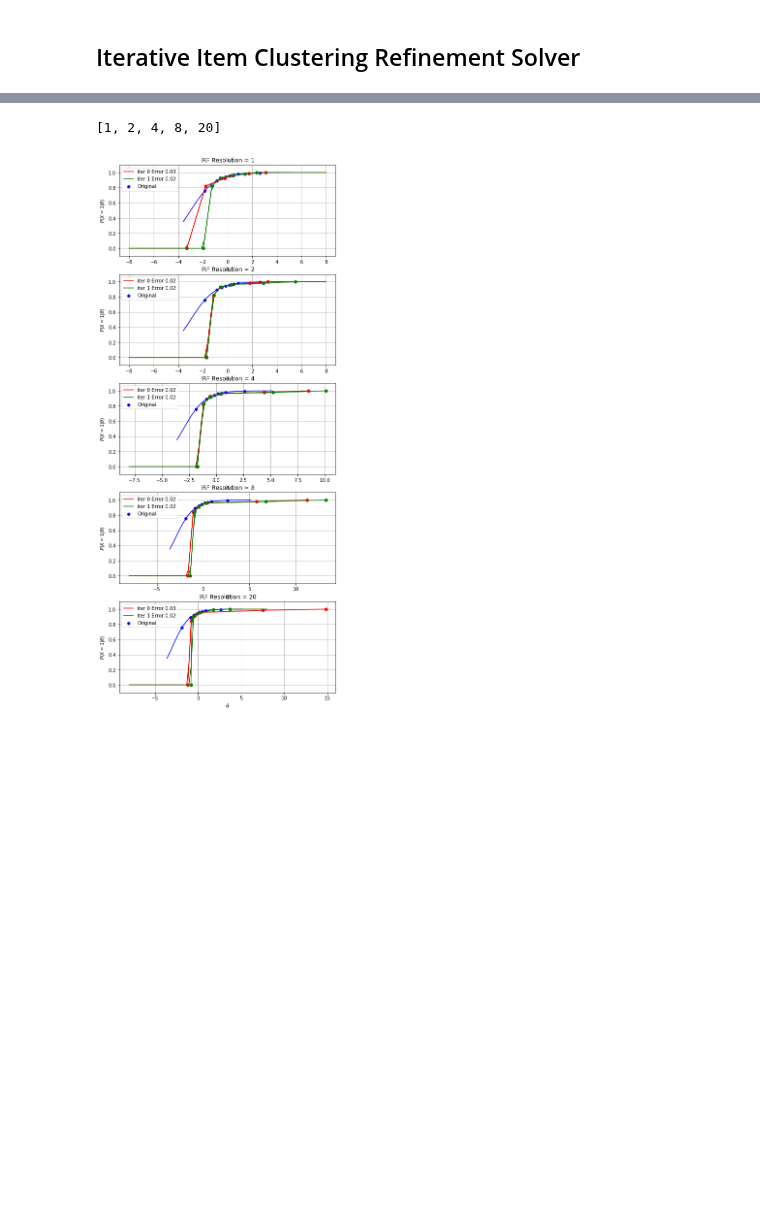
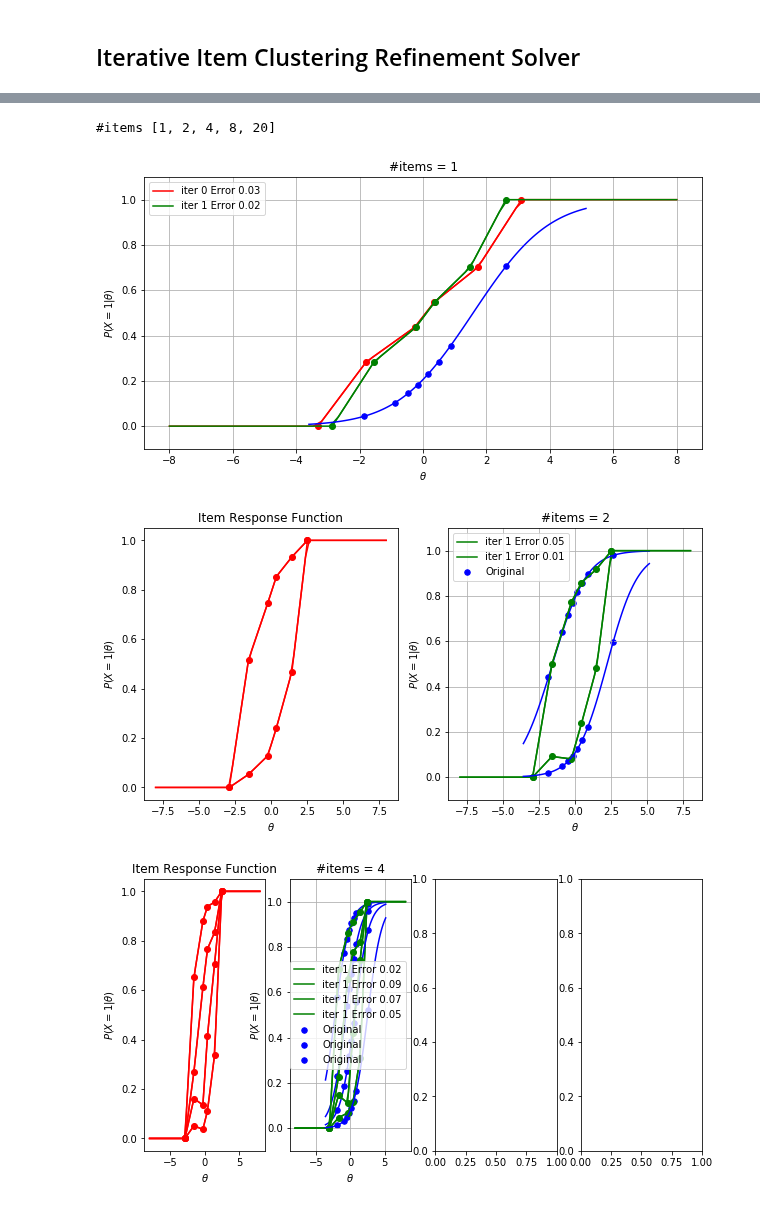
Before and after one commit to ETS-Next-Gen/irt-mcmc, a Jupyter notebook: notebooks/irt_solver_1d_l2_loss.ipynb, the cells around one changed output, grey strips where cells are left out. Saved outputs shown, nothing was run; the diff lists cells and outputs as text; code cells hidden in the pictures; blank space fills up the shorter version.

Commit message:
Added more plots of item refinement solver.

```diff
--- a/notebooks/irt_solver_1d_l2_loss.ipynb
+++ b/notebooks/irt_solver_1d_l2_loss.ipynb
@@ -165,7 +165,7 @@ All samples: 0.056 +- 0.023
 fig, axs = plt.subplots(I // 4, 4, figsize=(12, 0.8*I))
 for i in range(I):
     ax = axs[i // 4, i % 4]
-    nirt.simulate.plot_irf.plot_model_irf(ax, grid[c[i]], model_irf[i], num_bins, color="blue", label="Original")
+    nirt.simulate.plot_irf.plot_model_irf(ax, grid[c[i]], model_irf[i], color="blue", label="Original")
     irf_all[i].plot(ax, color="green", label="{} samples".format(theta.shape[0]))
     #irf[i].plot(ax, color="red", label="{} samples".format(sample_size))
     ax.set_title("I {} All {:.2f} Sampled {:.2f}".format(i, e_all[i], e[i]))
@@ -265,7 +265,7 @@ fig, axs = plt.subplots(len(resolutions), 1, figsize=(8, 4*len(resolutions)))
 for k, resolution in enumerate(resolutions):
     ax = axs[k] if len(resolutions) > 1 else axs
     colors = ["red", "green", "purple", "orange"]
-    nirt.simulate.plot_irf.plot_model_irf(ax, grid_all[c[i]], model_irf[i], num_bins, color="blue", label="Original")
+    nirt.simulate.plot_irf.plot_model_irf(ax, grid_all[c[i]], model_irf[i], color="blue", label="Original")
     for l, irf in enumerate(recorder.irf[resolution]):
         irf[i].plot(ax, color=colors[l % len(colors)],
                     label="iter {} Error {:.2f}".format(
@@ -424,0 +387,2 @@ array([[-0.005],
+# %%
+t = solver.solve()
@@ -434,19 +431,27 @@ for resolution, value in recorder.irf.items():
 # %%
 i = 0
-resolutions = list(recorder.irf.keys())
-print(resolutions)
-fig, axs = plt.subplots(len(resolutions), 1, figsize=(8, 4*len(resolutions)))
-for k, resolution in enumerate(resolutions):
-    ax = axs[k] if len(resolutions) > 1 else axs
-    colors = ["red", "green", "purple", "orange"]
-    nirt.simulate.plot_irf.plot_model_irf(ax, grid_all[c[i]], model_irf[i], num_bins, color="blue", label="Original")
-    for l, irf in enumerate(recorder.irf[resolution]):
-        irf[i].plot(ax, color=colors[l % len(colors)],
-                    label="iter {} Error {:.2f}".format(
-                        l, nirt.error.error_norm(model_irf[i], irf[i])))
-    ax.set_title("#items = {}".format(resolution))
-    ax.grid(True)
-    ax.legend()
+item_levels = list(recorder.irf.keys())
+print("#items", item_levels)
+
+for k, num_items in enumerate(item_levels):
+    fig, axs = plt.subplots(1, num_items, figsize=(10, 5))
+    cluster = solver._clustering[k]
+
+    for i in range(num_items):
+        ax = axs[i] if num_items > 1 else axs
+        colors = ["red", "green", "purple", "orange"]
+        cluster_model_irf = lambda t: np.array([model_irf[j](t) for j in cluster[i]]).mean(0)
+        nirt.simulate.plot_irf.plot_model_irf(
+            ax, grid_all[c[i]], cluster_model_irf, color="blue", label="Original")
+        for l, irf in enumerate(recorder.irf[num_items]):
+            irf[i].plot(ax, color=colors[l % len(colors)],
+                        label="iter {} Error {:.2f}".format(
+                            l, nirt.error.error_norm(cluster_model_irf, irf[i])))
+        ax.set_title("#items = {}".format(num_items))
+        ax.grid(True)
+        ax.legend()
 # %% [output]
-[1, 2, 4, 8, 20]
+#items [1, 2, 4, 8, 20]
-[figure, old version]
+[figure, new version]
+[figure, added]
+[figure, added]
```
Also changed, not shown: parts of 7 cells of this notebook, 1 other file.
